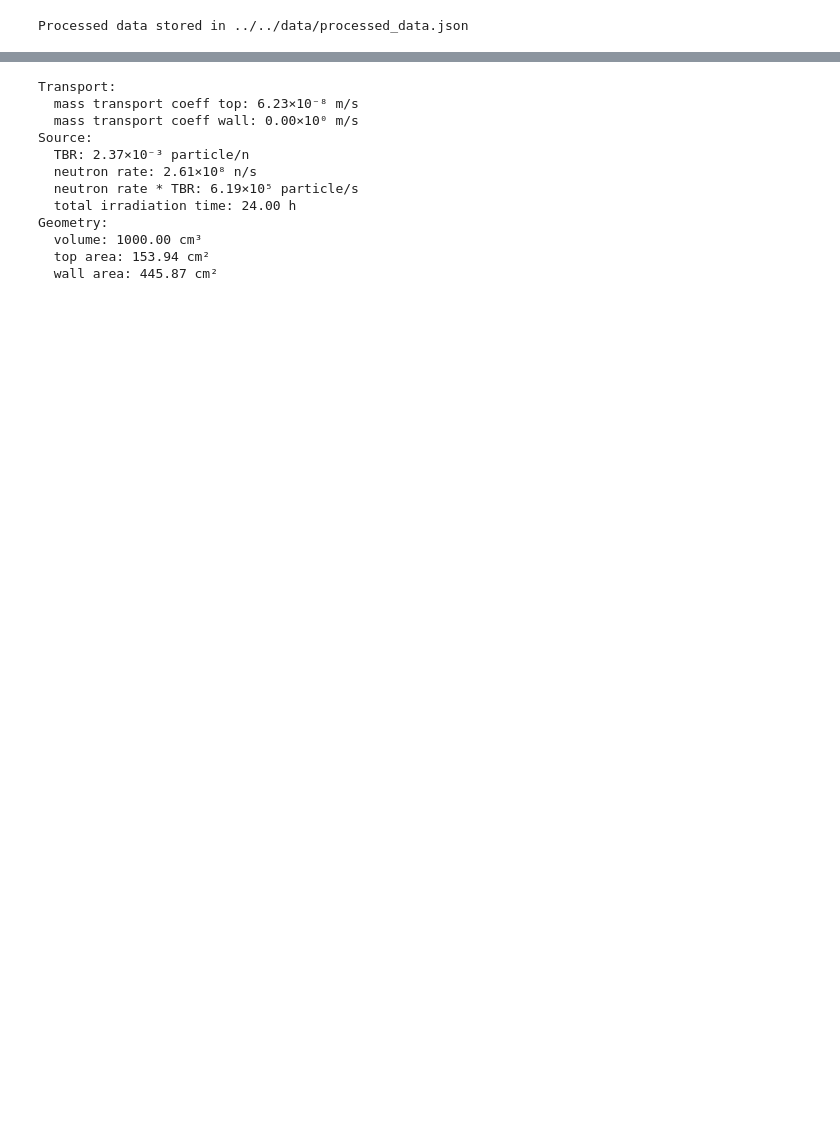
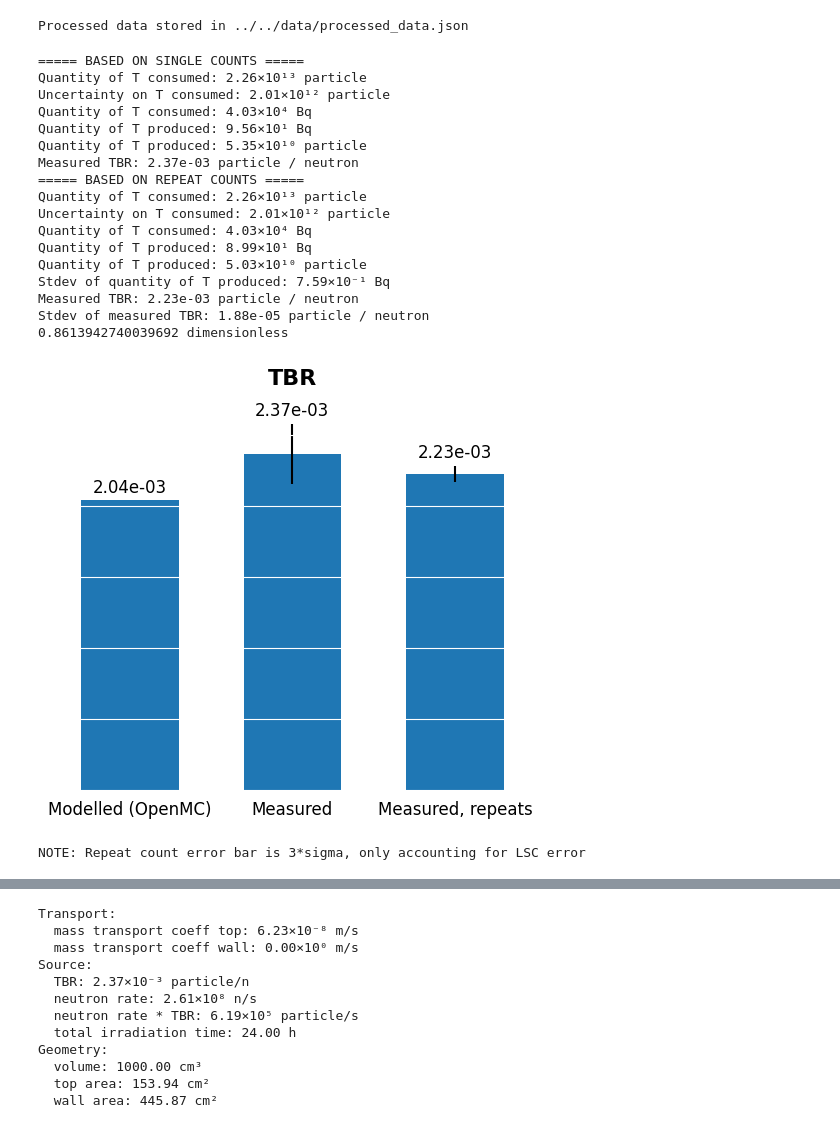
Before and after one commit to veliki-filozof/BABY-1L-run-2-test, a Jupyter notebook: analysis/tritium/tritium_model.ipynb, the cells around one changed output, grey strips where cells are left out. Cells and saved outputs as stored; diff of their text form; code cells hidden in the pictures; blank space fills up the shorter version.

Commit message:
Testing and plotting with error bars

```diff
--- a/analysis/tritium/tritium_model.ipynb
+++ b/analysis/tritium/tritium_model.ipynb
@@ -29,4 +29,64 @@ plt.rcParams["axes.axisbelow"] = True
 from tritium_model import *
 # %% [output]
 Processed data stored in ../../data/processed_data.json
+# %%
+print("===== BASED ON SINGLE COUNTS =====")
+print(f"Quantity of T consumed: {T_consumed.to(ureg.particle):.2e~P}")
+print(f"Uncertainty on T consumed: {(neutron_rate_relative_uncertainty * T_consumed).to(ureg.particle):.2e~P}")
+print(f"Quantity of T consumed: {quantity_to_activity(T_consumed).to(ureg.Bq):.2e~P}")
+print(f"Quantity of T produced: {T_produced:.2e~P}")
+print(f"Quantity of T produced: {activity_to_quantity(T_produced).to(ureg.particle):.2e~P}")
+print(f"Measured TBR: {measured_TBR:.2e}")
+print("===== BASED ON REPEAT COUNTS =====")
+print(f"Quantity of T consumed: {T_consumed.to(ureg.particle):.2e~P}")
+print(f"Uncertainty on T consumed: {(neutron_rate_relative_uncertainty * T_consumed).to(ureg.particle):.2e~P}")
+print(f"Quantity of T consumed: {quantity_to_activity(T_consumed).to(ureg.Bq):.2e~P}")
+print(f"Quantity of T produced: {T_produced_repeat:.2e~P}")
+print(f"Quantity of T produced: {activity_to_quantity(T_produced_repeat).to(ureg.particle):.2e~P}")
+print(f"Stdev of quantity of T produced: {T_produced_repeat_stdev:.2e~P}")
+print(f"Measured TBR: {measured_TBR_repeat:.2e}")
+print(f"Stdev of measured TBR: {measured_TBR_repeat_stdev:.2e}")
+plt.figure(figsize=(6, 5))
+bars = plt.bar(
+    [0, 2, 4],
+    [calculated_TBR, measured_TBR, measured_TBR_repeat],
+    tick_label=["Modelled (OpenMC)", "Measured", "Measured, repeats"],
+    yerr=[0, neutron_rate_relative_uncertainty * measured_TBR, 3 * measured_TBR_repeat_stdev],
+    width=1.2
+)
+
+plt.bar_label(bars, fontsize=12, fmt="%.2e", padding=3)
+plt.title("TBR", weight="bold", fontsize=16, pad=15)
+plt.ylabel("")
+plt.gca().spines["left"].set_visible(False)
+plt.gca().spines["bottom"].set_visible(False)
+plt.gca().set_yticklabels([])
+plt.gca().set_xticklabels
+plt.gca().tick_params(axis="both", which="both", left=False, bottom=False, labelsize=12)
+plt.gca().set_axisbelow(False)
+plt.grid(axis="y", alpha=1, color="white", zorder=-10)
+# plt.tight_layout()
+print((calculated_TBR/measured_TBR).to(ureg.dimensionless))
+plt.show()
+print("NOTE: Repeat count error bar is 3*sigma, only accounting for LSC error")
+# %% [output]
+===== BASED ON SINGLE COUNTS =====
+Quantity of T consumed: 2.26×10¹³ particle
+Uncertainty on T consumed: 2.01×10¹² particle
+Quantity of T consumed: 4.03×10⁴ Bq
+Quantity of T produced: 9.56×10¹ Bq
+Quantity of T produced: 5.35×10¹⁰ particle
+Measured TBR: 2.37e-03 particle / neutron
+===== BASED ON REPEAT COUNTS =====
+Quantity of T consumed: 2.26×10¹³ particle
+Uncertainty on T consumed: 2.01×10¹² particle
+Quantity of T consumed: 4.03×10⁴ Bq
+Quantity of T produced: 8.99×10¹ Bq
+Quantity of T produced: 5.03×10¹⁰ particle
+Stdev of quantity of T produced: 7.59×10⁻¹ Bq
+Measured TBR: 2.23e-03 particle / neutron
+Stdev of measured TBR: 1.88e-05 particle / neutron
+0.8613942740039692 dimensionless
+[figure, added]
+NOTE: Repeat count error bar is 3*sigma, only accounting for LSC error
 # %%
```
Also changed, not shown: parts of 5 cells of this notebook.
